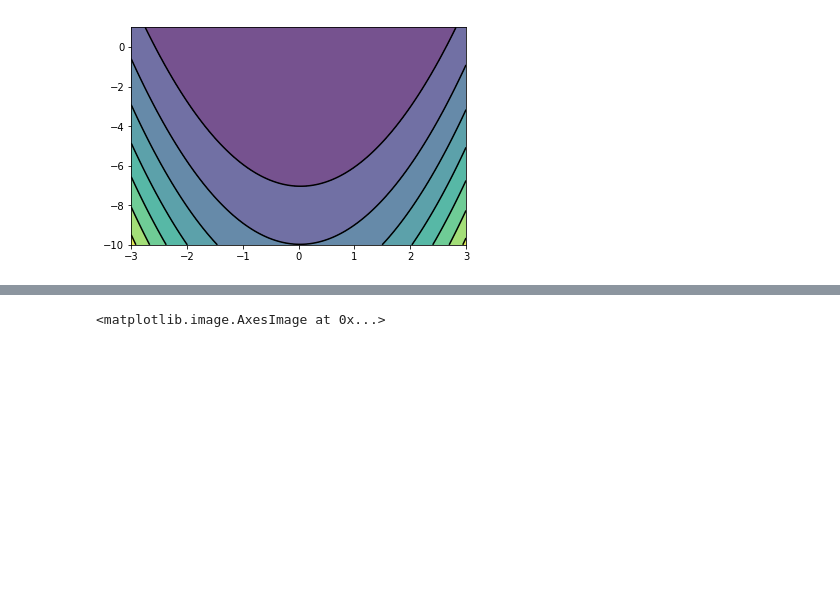
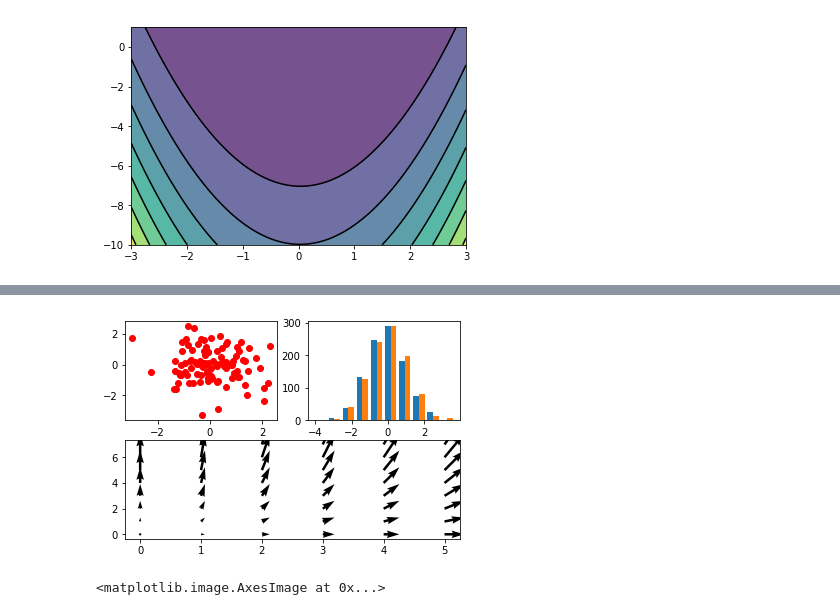
Before and after one commit to andrewkern/biol610, a Jupyter notebook: notebooks/lecture5.ipynb, the cells around one changed output, grey strips where cells are left out. Drawn from its saved outputs; the diff is of its cells as text; code cells hidden in the pictures; blank space fills up the shorter version.

```diff
--- a/notebooks/lecture5.ipynb
+++ b/notebooks/lecture5.ipynb
@@ -119,3 +146,17 @@ C = plt.contour(X, Y, banana_function(X, Y), 8, colors='black')
+# %%
+#quiver plot on the bottom
+plt.subplot(2, 1, 2)
+X, Y = np.meshgrid(range(0,6), range(8))
+plt.quiver(X, Y)
+#scatter on the top left
+plt.subplot(2, 2, 1)
+plt.scatter(np.random.normal(0,1,100),np.random.normal(0,1,100),color="red")
+#hist on the top right
+plt.subplot(2, 2, 2)
+plt.hist(x)
+plt.show()
+# %% [output]
+[figure, added]
 # %%
 def f(x, y):
      return(np.sin(x**2 + y**2) / (x**2 + y**2))
```
Also changed, not shown: parts of 5 cells of this notebook.
